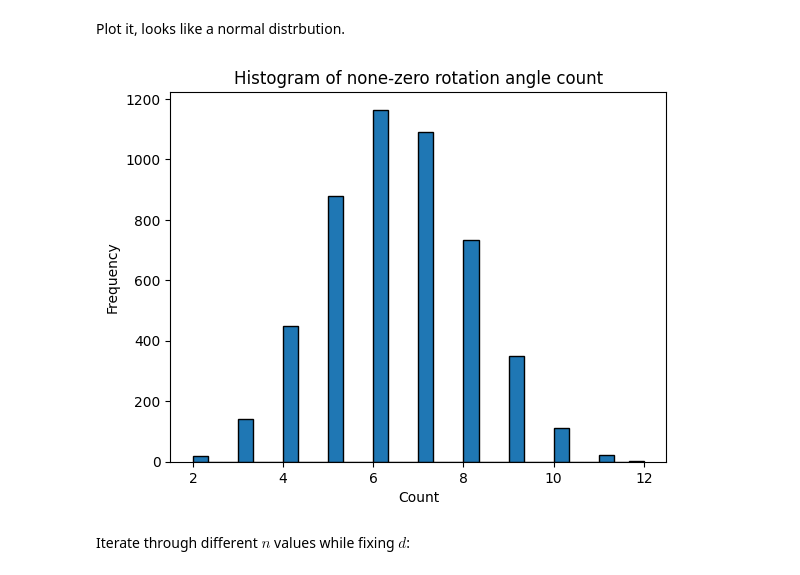
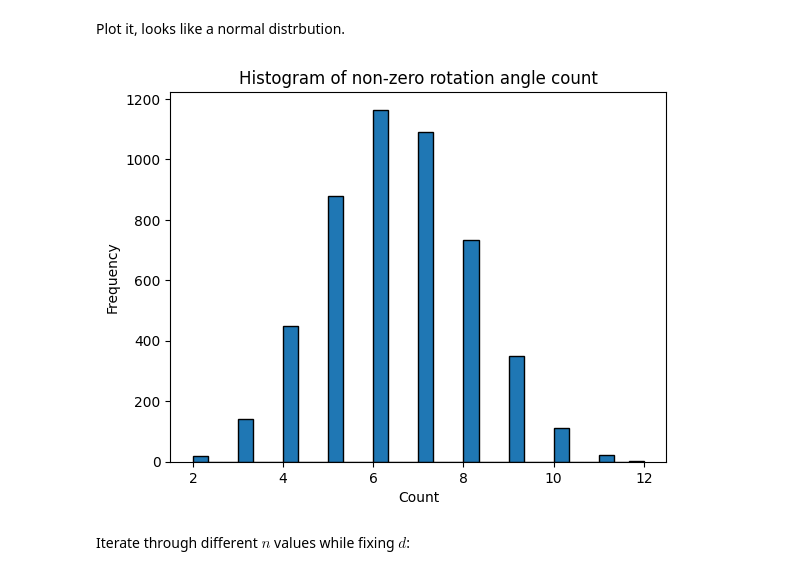
Before and after one commit to guikaiwen/qubit_efficient_QSP, a Jupyter notebook: Sparse_state_cost_benchmark.ipynb, the cells around one changed output. Saved outputs shown, nothing was run; the diff lists cells and outputs as text; code cells hidden in the pictures.

```diff
--- a/Sparse_state_cost_benchmark.ipynb
+++ b/Sparse_state_cost_benchmark.ipynb
@@ -27,9 +29,9 @@ from qsp_circ_construction_qubit_efficient import compute_ry_rotation_angle
 # %% [markdown]
 We can define a method to count the number of required rotations. If the rotation angle is computed to be $0$, we don't need to invoke the multi-control gate instruction, which would save a lot of the gate costs.
 # %%
-def count_none_zero_rotations(normalized_sparse_real_array: np.ndarray, tolerance = 1e-10) -> int:
+def count_non_zero_rotations(normalized_sparse_real_array: np.ndarray, tolerance = 1e-10) -> int:
     """
-    Function to count the number of none-zero rotation angles
+    Function to count the number of non-zero rotation angles
 
     @param normalized_sparse_real_array: the entire wave function array vector values to be encoded
     @tolerance: a float number to decide if the computed angle is close enough to be treated as 0
@@ -83,7 +85,7 @@ combinations = get_combinations(2 ** n - 1, d)
 count_array = []
 for combo in combinations:
     w_like_state = generate_normalized_real_sparse_array(n, combo)
-    count_array.append(count_none_zero_rotations(w_like_state))
+    count_array.append(count_non_zero_rotations(w_like_state))
 # print(count_array)
 print('The mean count is ' + str(np.mean(count_array)))
 print('The max count is ' + str(np.max(count_array)))
@@ -97,13 +99,13 @@ Plot it, looks like a normal distrbution.
 # %%
 import matplotlib.pyplot as plt
 
 plt.hist(count_array, bins=30, edgecolor='black')  # Adjust the number of bins as needed
-plt.title("Histogram of none-zero rotation angle count")
+plt.title("Histogram of non-zero rotation angle count")
 plt.xlabel("Count")
 plt.ylabel("Frequency")
 plt.show()
 # %% [output]
-[figure, old version]
+[figure, new version]
 # %% [markdown]
 Iterate through different $n$ values while fixing $d$:
 # %%
```
Also changed, not shown: parts of 18 cells of this notebook.
